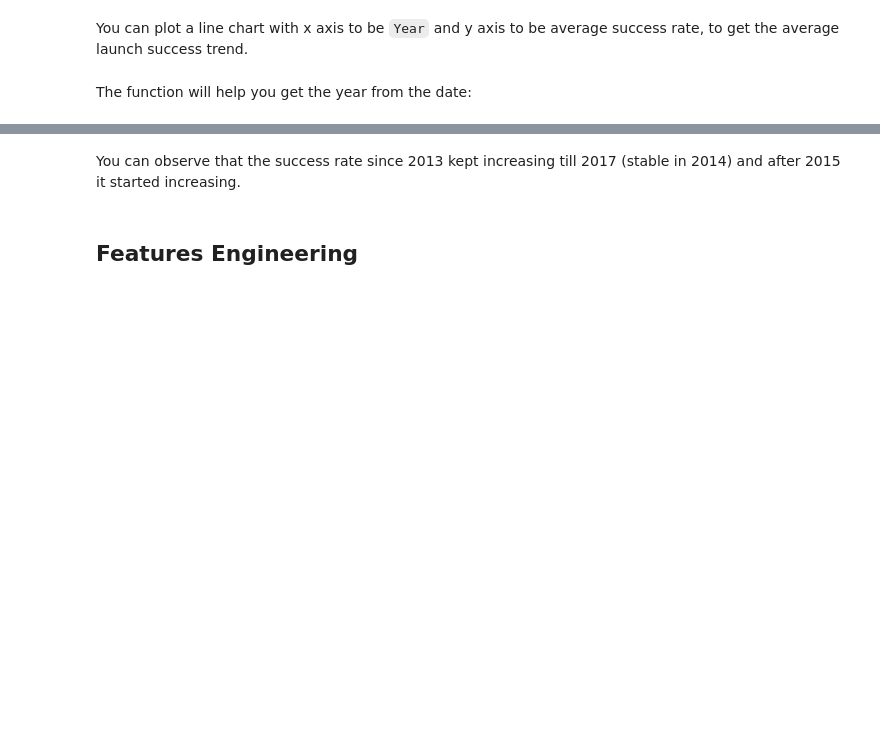
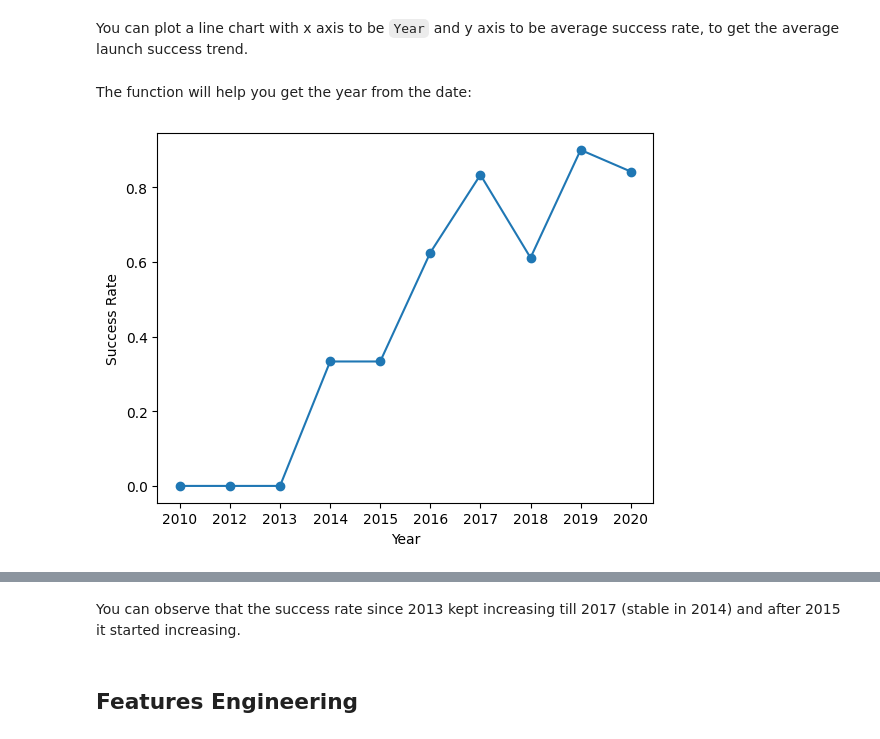
Before and after one commit to agnoevoy/spacex-capstone-project, a Jupyter notebook: notebooks/05_EDA_dataviz.ipynb, the cells around one changed output, grey strips where cells are left out. Drawn from its saved outputs; the diff is of its cells as text; code cells hidden in the pictures; blank space fills up the shorter version.

```diff
--- a/notebooks/05_EDA_dataviz.ipynb
+++ b/notebooks/05_EDA_dataviz.ipynb
@@ -260,5 +331,21 @@ def Extract_year(date):
     for i in df["Date"]:
         year.append(i.split("-")[0])
     return year
+
+df['Year'] = Extract_year(df['Date'])
 # %%
 # Plot a line chart with x axis to be the extracted year and y axis to be the success rate
+
+year_success = df.groupby('Year')['Class'].mean()
+
+plt.plot (
+    year_success.index,
+    year_success.values,
+    marker='o'
+)
+
+plt.xlabel('Year')
+plt.ylabel('Success Rate')
+plt.show()
+# %% [output]
+[figure, added]
```
Also changed, not shown: parts of 17 cells of this notebook, 1 other file.
